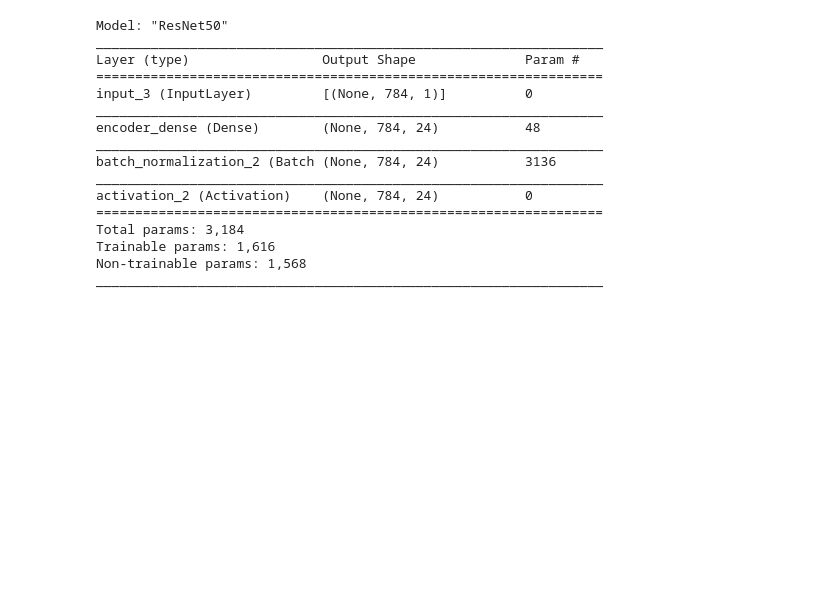
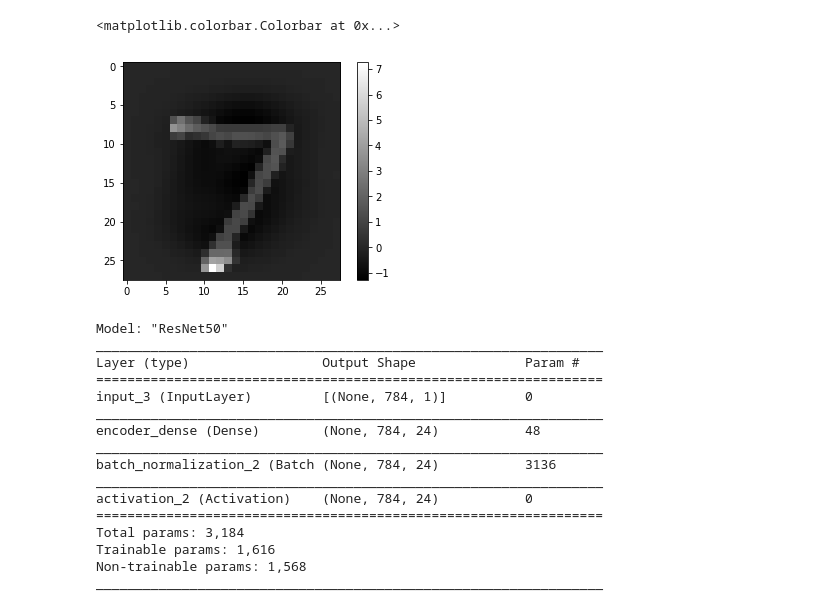
Before and after one commit to shuyuqin/497_MAT_Assignment, a Jupyter notebook: toy_model.ipynb, the cells around one changed output. Cells and saved outputs as stored; diff of their text form; code cells hidden in the pictures; blank space fills up the shorter version.

```diff
--- a/toy_model.ipynb
+++ b/toy_model.ipynb
@@ -61,8 +69,17 @@ Using TensorFlow backend.
 # %%
-x_train = x_train.astype('float32') / 255.
-x_test = x_test.astype('float32') / 255.
+scaler = StandardScaler()
+
 x_train = x_train.reshape((len(x_train), np.prod(x_train.shape[1:])))
 x_test = x_test.reshape((len(x_test), np.prod(x_test.shape[1:])))
+
+x_train = scaler.fit_transform(x_train.astype('float32'))
+x_test = scaler.transform(x_test.astype('float32'))
+# %%
+plt.imshow(x_test[0,:].reshape(28,28))
+plt.colorbar()
+# %% [output]
+<matplotlib.colorbar.Colorbar at 0x...>
+[figure, added]
 # %%
 def encode_identity_block(n_step=784,lr = 3e-4, drop_frac=0, l1_norm  = 0):
 
```
Also changed, not shown: parts of 42 cells of this notebook.
